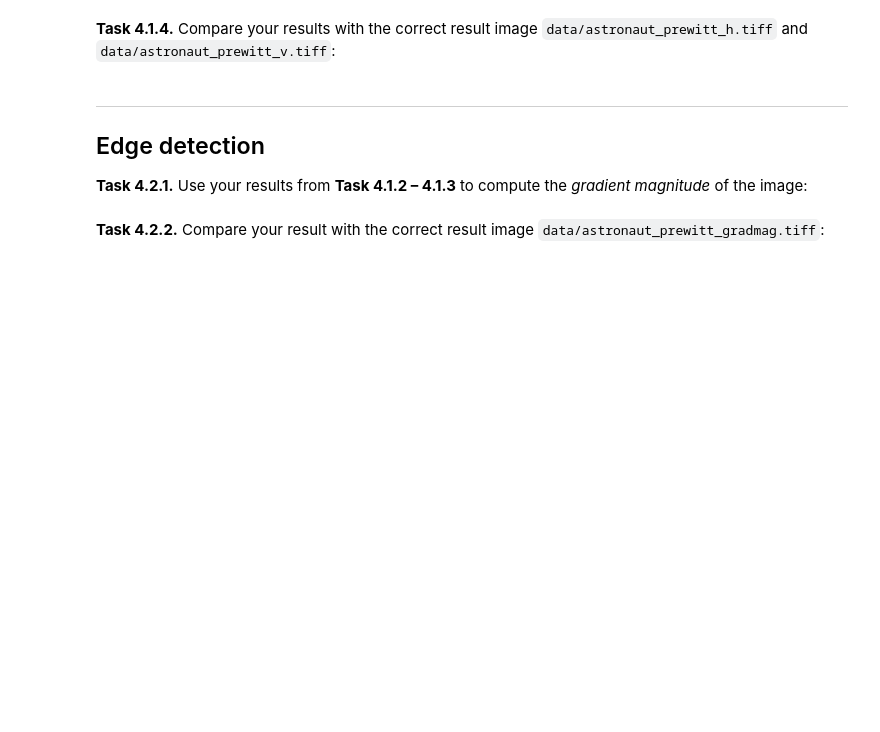
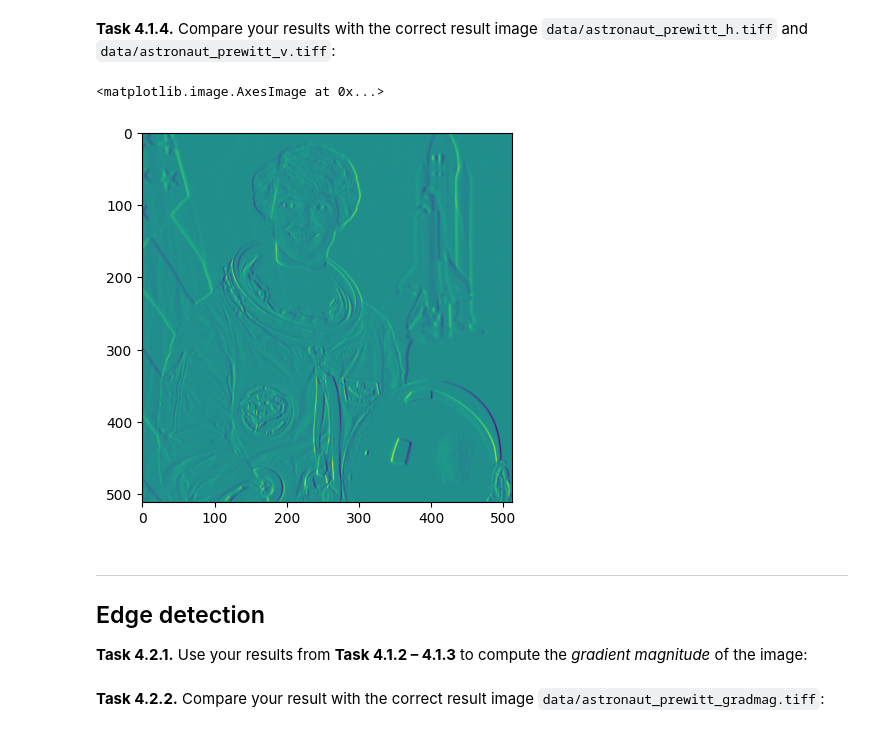
Before and after one commit to Ellolll/mobi-fs3-python, a Jupyter notebook: task4.ipynb, the cells around one changed output. Cells and saved outputs as stored; diff of their text form; code cells hidden in the pictures; blank space fills up the shorter version.

```diff
--- a/task4.ipynb
+++ b/task4.ipynb
@@ -80,2 +80,8 @@ plt.colorbar()
 # %% [markdown]
 **<a id="#">Task 4.1.4.</a>** Compare your results with the correct result image `data/astronaut_prewitt_h.tiff` and `data/astronaut_prewitt_v.tiff`:
+# %%
+import skimage.io
+img2_prewitt_h = skimage.io.imread("data/astronaut_prewitt_h.tiff")
+
+import skimage.io
+img2_prewitt_v = skimage.io.imread("data/astronaut_prewitt_v.tiff")
@@ -82,3 +92,8 @@ plt.colorbar()
+# %%
+plt.imshow(img2_prewitt_h)
+# %% [output]
+<matplotlib.image.AxesImage at 0x...>
+[figure, added]
 # %% [markdown]
 ---
 
```
Also changed, not shown: parts of 4 cells of this notebook.
